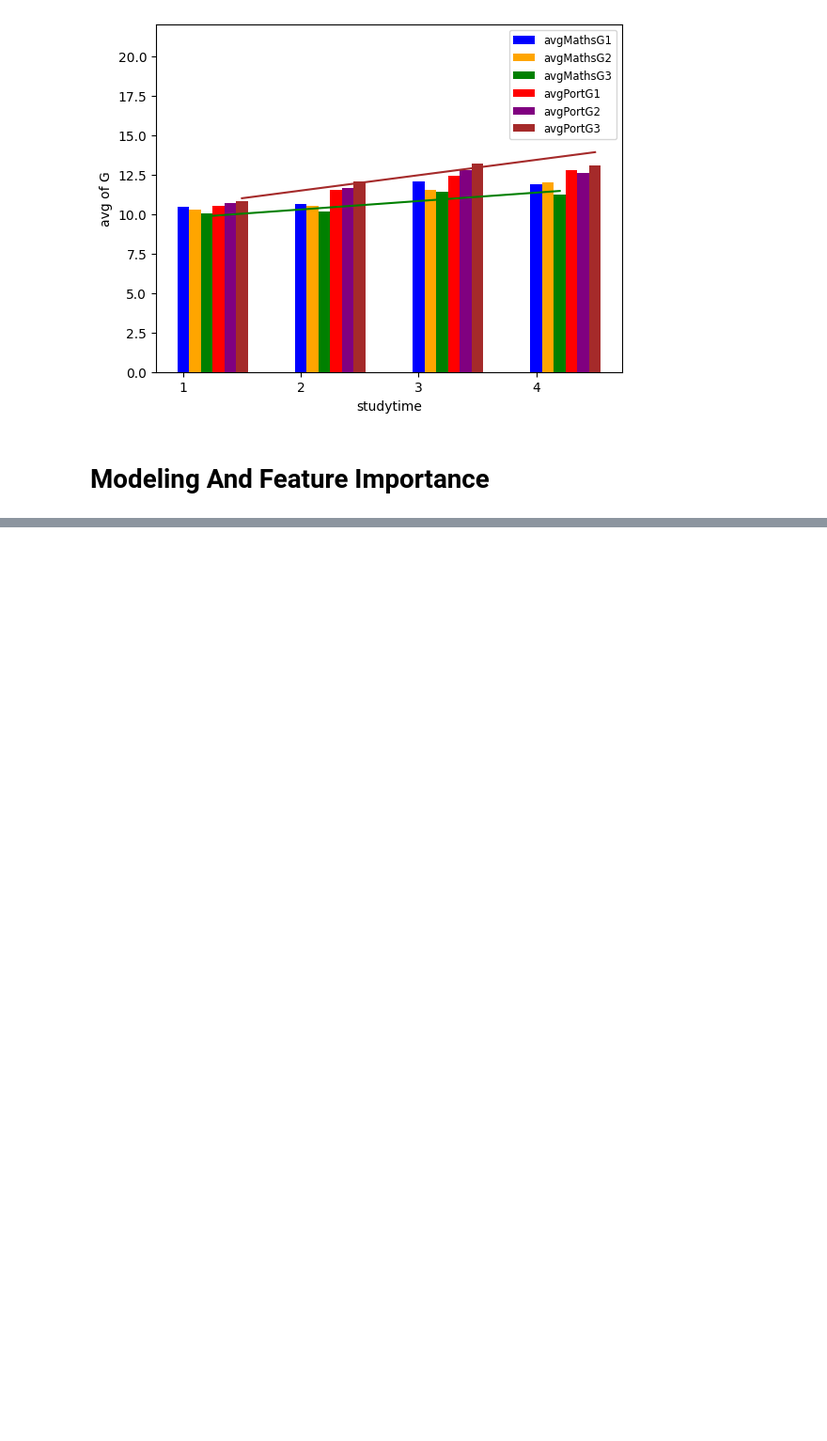
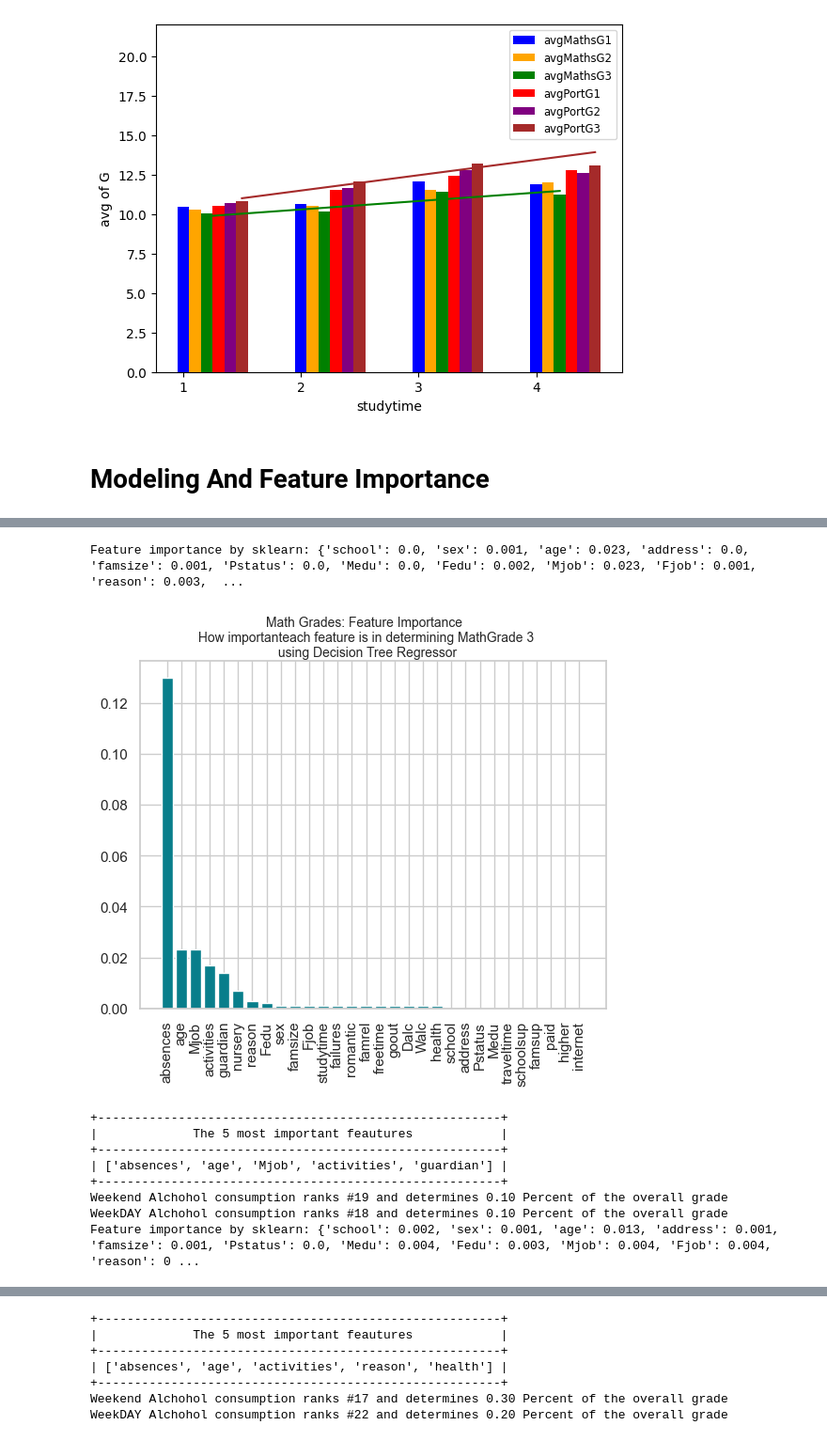
Before and after one commit to KeterWen/22FALL_ECE143_GROUP13, a Jupyter notebook: ECE143_visualization.ipynb, the cells around one changed output, grey strips where cells are left out. Shown at 94% size. Drawn from its saved outputs; the diff is of its cells as text; code cells hidden in the pictures; blank space fills up the shorter version.

```diff
--- a/ECE143_visualization.ipynb
+++ b/ECE143_visualization.ipynb
@@ -206,0 +179,19 @@ And if memory is not enough, you can set `force_col_wise=true`.
+# %%
+for inst in range(num_of_models):
+    tree, my_model_name = model_utils.determine_tree(inst)
+    # model_utils.visualize_tree(my_subject_x_train, my_subject_y_train, inst)
+    # feature importance portion
+    names, values, sorted_feature_importance = model_utils.find_feature_imptnc(tree, my_subject_x, my_subject_x_train, my_subject_y_train)
+    model_utils.plot_feature_imptnc(names, values, my_subject_name, my_model_name)
+    model_utils.table_feature_imptnc(sorted_feature_importance, names)
+# %% [output]
+Feature importance by sklearn: {'school': 0.0, 'sex': 0.001, 'age': 0.023, 'address': 0.0, 'famsize': 0.001, 'Pstatus': 0.0, 'Medu': 0.0, 'Fedu': 0.002, 'Mjob': 0.023, 'Fjob': 0.001, 'reason': 0.003,  ...
+[figure, added]
++-------------------------------------------------------+
+|             The 5 most important feautures            |
++-------------------------------------------------------+
+| ['absences', 'age', 'Mjob', 'activities', 'guardian'] |
++-------------------------------------------------------+
+Weekend Alchohol consumption ranks #19 and determines 0.10 Percent of the overall grade
+WeekDAY Alchohol consumption ranks #18 and determines 0.10 Percent of the overall grade
+Feature importance by sklearn: {'school': 0.002, 'sex': 0.001, 'age': 0.013, 'address': 0.001, 'famsize': 0.001, 'Pstatus': 0.0, 'Medu': 0.004, 'Fedu': 0.003, 'Mjob': 0.004, 'Fjob': 0.004, 'reason': 0 ...
@@ -206,0 +199,7 @@ And if memory is not enough, you can set `force_col_wise=true`.
++-------------------------------------------------------+
+|             The 5 most important feautures            |
++-------------------------------------------------------+
+| ['absences', 'age', 'activities', 'reason', 'health'] |
++-------------------------------------------------------+
+Weekend Alchohol consumption ranks #17 and determines 0.30 Percent of the overall grade
+WeekDAY Alchohol consumption ranks #22 and determines 0.20 Percent of the overall grade
```
Also changed, not shown: parts of 5 cells of this notebook, 1 other file.
